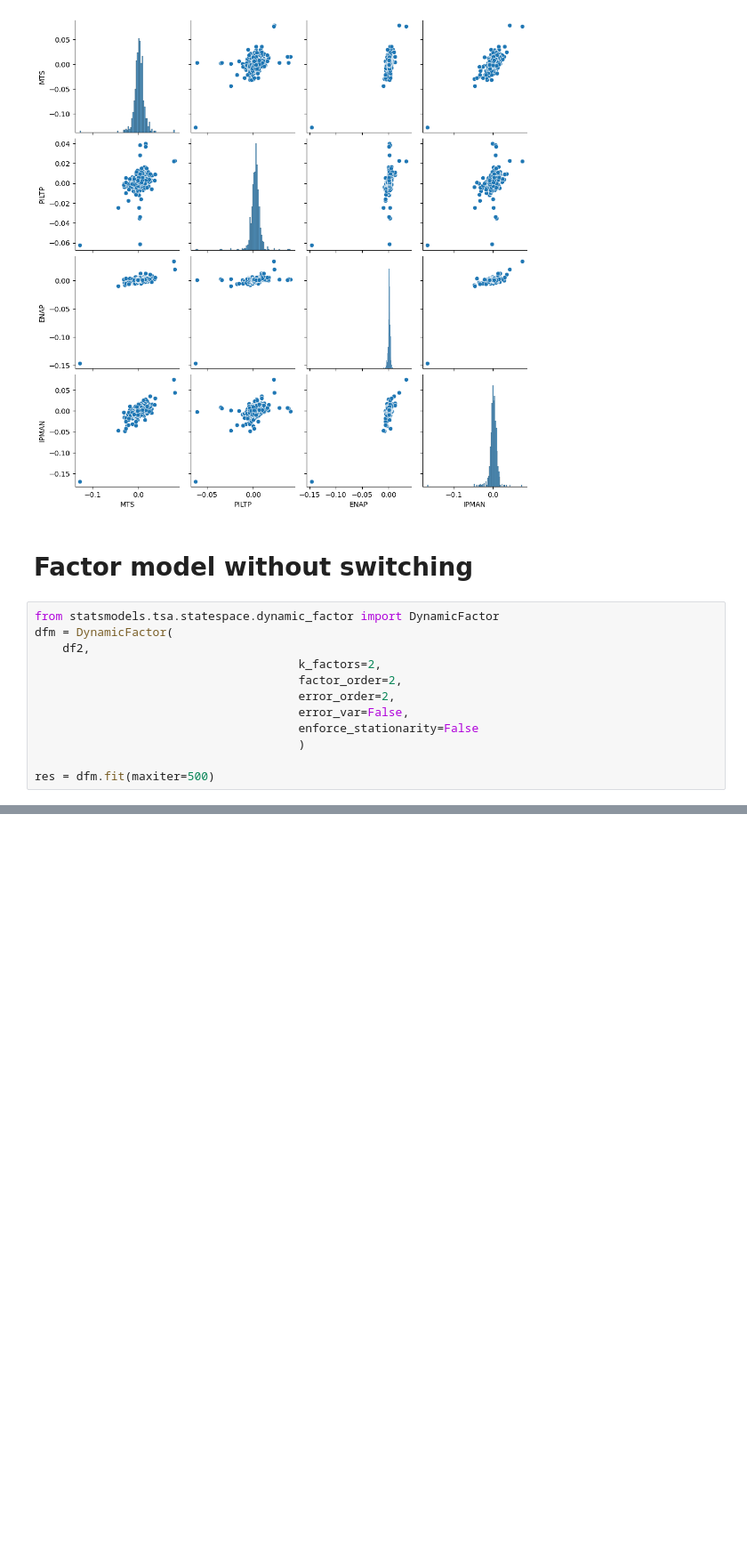
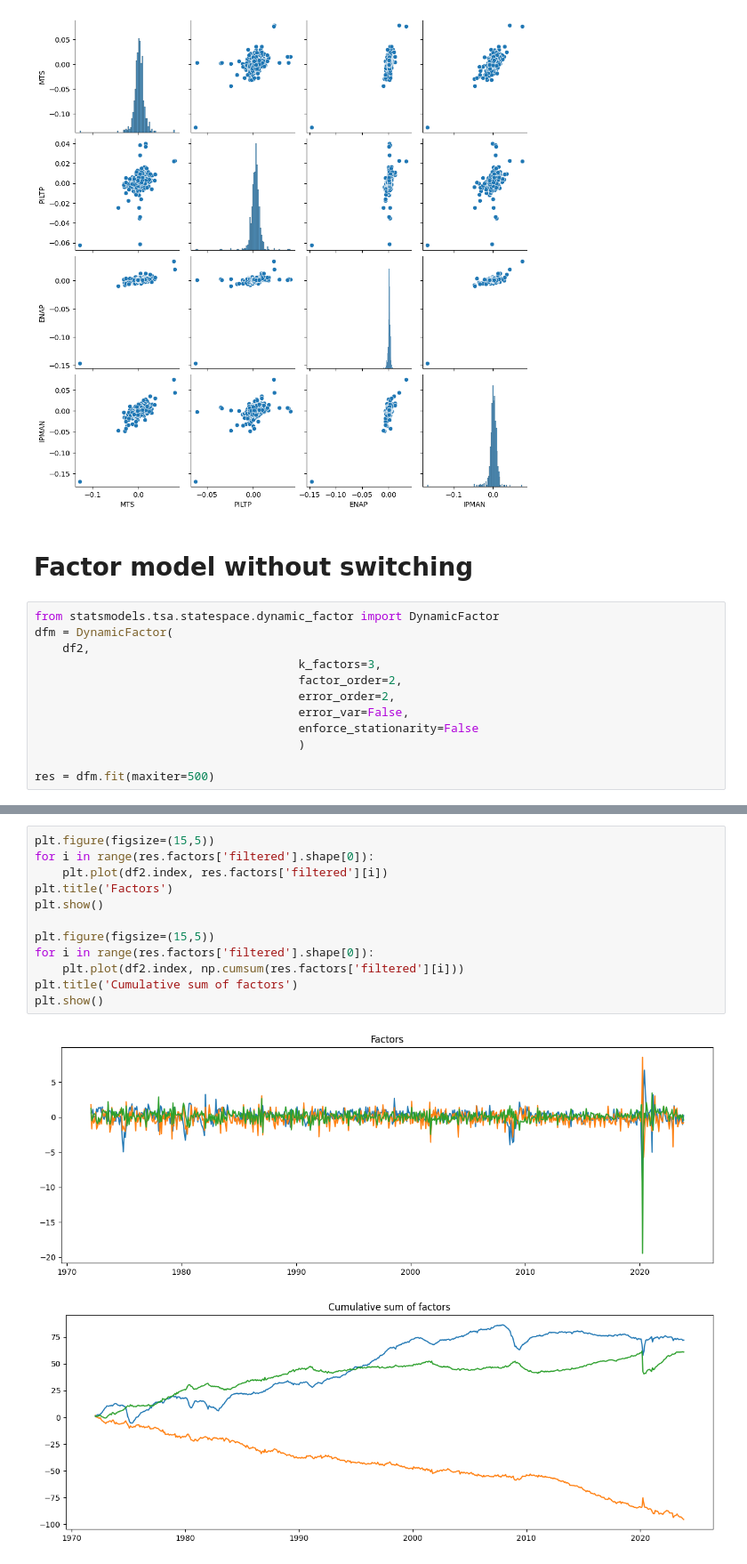
Before and after one commit to WildCry/DfmMs-model, a Jupyter notebook: analysis.ipynb, the cells around one changed output, grey strips where cells are left out. Shown at 89% size. Saved outputs shown, nothing was run; the diff lists cells and outputs as text; blank space fills up the shorter version.

```diff
--- a/analysis.ipynb
+++ b/analysis.ipynb
@@ -112,7 +77,7 @@ plt.show()
 from statsmodels.tsa.statespace.dynamic_factor import DynamicFactor
 dfm = DynamicFactor(
     df2,
-                                      k_factors=2,
+                                      k_factors=3,
                                       factor_order=2,
                                       error_order=2,
                                       error_var=False,
@@ -164,0 +140,15 @@ Warnings:
+# %%
+plt.figure(figsize=(15,5))
+for i in range(res.factors['filtered'].shape[0]):
+    plt.plot(df2.index, res.factors['filtered'][i])
+plt.title('Factors')
+plt.show()
+
+plt.figure(figsize=(15,5))
+for i in range(res.factors['filtered'].shape[0]):
+    plt.plot(df2.index, np.cumsum(res.factors['filtered'][i]))
+plt.title('Cumulative sum of factors')
+plt.show()
+# %% [output]
+[figure, added]
+[figure, added]
```
Also changed, not shown: parts of 15 cells of this notebook, 1 other file.
